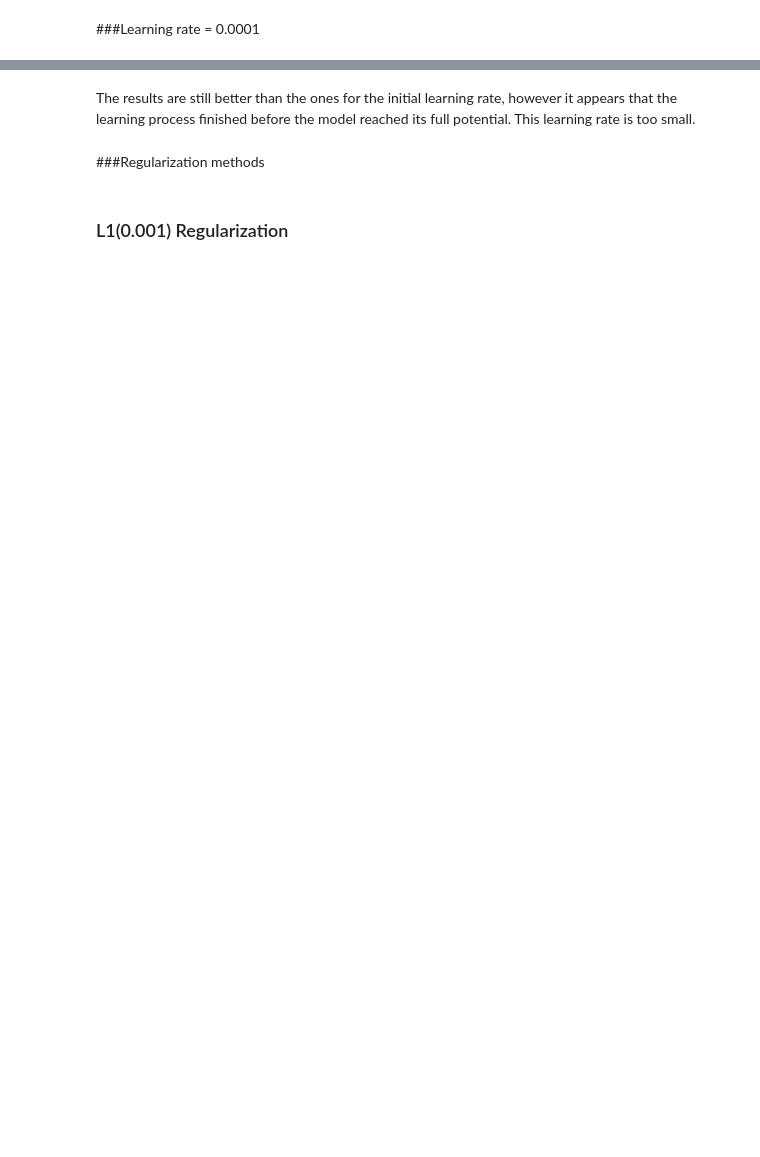
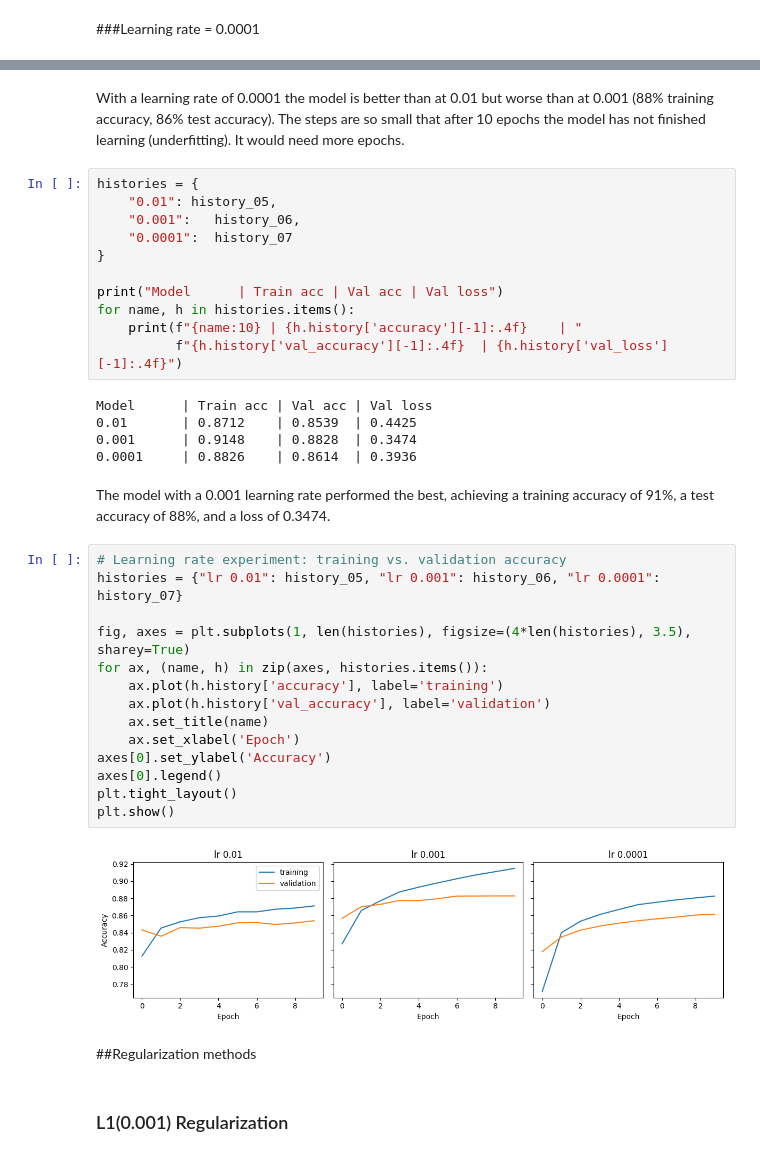
Before and after one commit to ZofiaLandowska/notes, a Jupyter notebook: site/en/tutorials/keras/classification.ipynb, the cells around one changed output, grey strips where cells are left out. Cells and saved outputs as stored; diff of their text form; blank space fills up the shorter version.

```diff
--- a/site/en/tutorials/keras/classification.ipynb
+++ b/site/en/tutorials/keras/classification.ipynb
@@ -399,7 +422,41 @@ Model_07 test accuracy: 0.8727999925613403
-# %% [markdown]
-The results are still better than the ones for the initial learning rate, however it appears that the learning process finished before the model reached its full potential. This learning rate is too small.
+# %% [markdown]
+With a learning rate of 0.0001 the model is better than at 0.01 but worse than at 0.001 (88% training accuracy, 86% test accuracy). The steps are so small that after 10 epochs the model has not finished learning (underfitting). It would need more epochs.
+# %%
+histories = {
+    "0.01": history_05,
+    "0.001":   history_06,
+    "0.0001":  history_07
+}
+
+print("Model      | Train acc | Val acc | Val loss")
+for name, h in histories.items():
+    print(f"{name:10} | {h.history['accuracy'][-1]:.4f}    | "
+          f"{h.history['val_accuracy'][-1]:.4f}  | {h.history['val_loss'][-1]:.4f}")
+# %% [output]
+Model      | Train acc | Val acc | Val loss
+0.01       | 0.8712    | 0.8539  | 0.4425
+0.001      | 0.9148    | 0.8828  | 0.3474
+0.0001     | 0.8826    | 0.8614  | 0.3936
+# %% [markdown]
+The model with a 0.001 learning rate performed the best, achieving a training accuracy of 91%, a test accuracy of 88%, and a loss of 0.3474.
+# %%
+# Learning rate experiment: training vs. validation accuracy
+histories = {"lr 0.01": history_05, "lr 0.001": history_06, "lr 0.0001": history_07}
+
+fig, axes = plt.subplots(1, len(histories), figsize=(4*len(histories), 3.5), sharey=True)
+for ax, (name, h) in zip(axes, histories.items()):
+    ax.plot(h.history['accuracy'], label='training')
+    ax.plot(h.history['val_accuracy'], label='validation')
+    ax.set_title(name)
+    ax.set_xlabel('Epoch')
+axes[0].set_ylabel('Accuracy')
+axes[0].legend()
+plt.tight_layout()
+plt.show()
+# %% [output]
+[figure, added]
 # %% [markdown]
-###Regularization methods
+##Regularization methods
 # %% [markdown]
 ### L1(0.001) Regularization
 # %%
```
Also changed, not shown: parts of 52 cells of this notebook.
